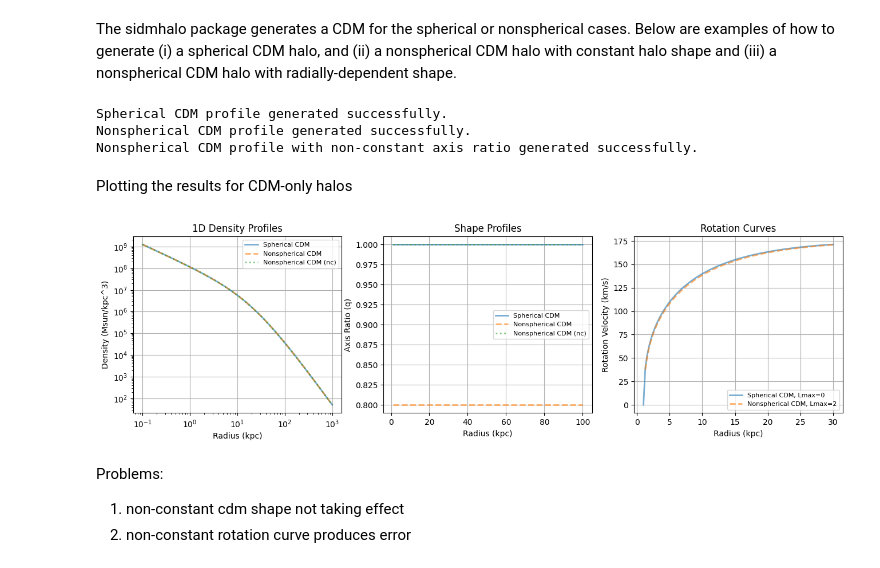
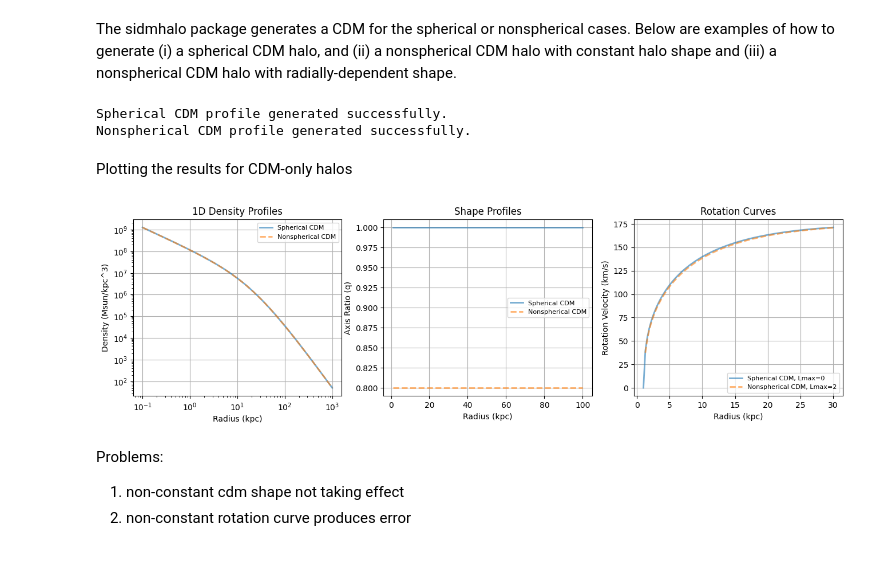
Before and after one commit to AdamSmithOrlik/nonspherical-sidm-jeans-model, a Jupyter notebook: examples/examples.ipynb, the cells around one changed output. Drawn from its saved outputs; the diff is of its cells as text; code cells hidden in the pictures.

```diff
--- a/examples/examples.ipynb
+++ b/examples/examples.ipynb
@@ -45,20 +48,19 @@ if nonspherical_cdm_profile:
 else:
     print("Failed to generate nonspherical CDM profile.")
 
-alpha = 0.3
-q_func = lambda r: q_nsph * (r / R200)**alpha
+# alpha = 0.3
+# q_func = lambda r: q_nsph * (r / R200)**alpha
 
-# Nonspherical CDM profile with non-constant axis ratio
-nonspherical_cdm_profile_nc = sidmhalo.gen.cdm(M200, c, q=q_func, Phi_b=Phi_b)
+# # Nonspherical CDM profile with non-constant axis ratio
+# nonspherical_cdm_profile_nc = sidmhalo.gen.cdm(M200, c, q=q_func, Phi_b=Phi_b)
 
-if nonspherical_cdm_profile_nc:
-    print("Nonspherical CDM profile with non-constant axis ratio generated successfully.")
-else:
-    print("Failed to generate nonspherical CDM profile with non-constant axis ratio.")
+# if nonspherical_cdm_profile_nc:
+#     print("Nonspherical CDM profile with non-constant axis ratio generated successfully.")
+# else:
+#     print("Failed to generate nonspherical CDM profile with non-constant axis ratio.")
 # %% [output]
 Spherical CDM profile generated successfully.
 Nonspherical CDM profile generated successfully.
-Nonspherical CDM profile with non-constant axis ratio generated successfully.
 # %% [markdown]
 Plotting the results for CDM-only halos
 # %%
@@ -68,36 +70,36 @@ fig, axs = plt.subplots(1, 3, figsize=(16, 4))
 r = np.logspace(-1,3, num=1_000)
 axs[0].loglog(r, spherical_cdm_profile.rho_sph_avg(r), label='Spherical CDM', alpha=0.6, ls='-', lw=2)
 axs[0].loglog(r, nonspherical_cdm_profile.rho_sph_avg(r), label='Nonspherical CDM', alpha=0.6, ls='--', lw=2)
-axs[0].loglog(r, nonspherical_cdm_profile_nc.rho_sph_avg(r), label='Nonspherical CDM (nc)', alpha=0.6, ls=':', lw=2)
+# axs[0].loglog(r, nonspherical_cdm_profile_nc.rho_sph_avg(r), label='Nonspherical CDM (nc)', alpha=0.6, ls=':', lw=2)
 axs[0].set_xlabel('Radius (kpc)')
 axs[0].set_ylabel('Density (Msun/kpc^3)')
 axs[0].set_title('1D Density Profiles')
 axs[0].legend(fontsize=8)
 axs[0].grid()
 
 # Shape profiles
 r = np.linspace(1,100, num=100)
 axs[1].plot(r, spherical_cdm_profile.q_eff(r), label='Spherical CDM', alpha=0.6, ls='-', lw=2)
 axs[1].plot(r, nonspherical_cdm_profile.q_eff(r), label='Nonspherical CDM', alpha=0.6, ls='--', lw=2)
-axs[1].plot(r, nonspherical_cdm_profile_nc.q_eff(r), label='Nonspherical CDM (nc)', alpha=0.6, ls=':', lw=2)
+# axs[1].plot(r, nonspherical_cdm_profile_nc.q_eff(r), label='Nonspherical CDM (nc)', alpha=0.6, ls=':', lw=2)
 axs[1].set_xlabel('Radius (kpc)')
 axs[1].set_ylabel('Axis Ratio (q)')
 axs[1].set_title('Shape Profiles')
 axs[1].legend(fontsize=8)
 axs[1].grid()
 
 # Rotation curves
 r = np.linspace(1,30,num=100)
 axs[2].plot(r, spherical_cdm_profile.V(r, Lmax=0), label='Spherical CDM, Lmax=0', alpha=0.6, ls='-', lw=2)
 axs[2].plot(r, nonspherical_cdm_profile.V(r, Lmax=2), label='Nonspherical CDM, Lmax=2', alpha=0.6, ls='--', lw=2)
 # axs[2].plot(r, nonspherical_cdm_profile_nc.V(r, Lmax=2), label='Nonspherical CDM (nc), Lmax=2', alpha=0.6, ls=':', lw=2)
 axs[2].set_xlabel('Radius (kpc)')
 axs[2].set_ylabel('Rotation Velocity (km/s)')
 axs[2].set_title('Rotation Curves')
 axs[2].legend(fontsize=8)
 axs[2].grid()
 # %% [output]
-[figure, old version]
+[figure, new version]
 # %% [markdown]
 Problems:
 1. non-constant cdm shape not taking effect
```
Also changed, not shown: parts of 12 cells of this notebook.
